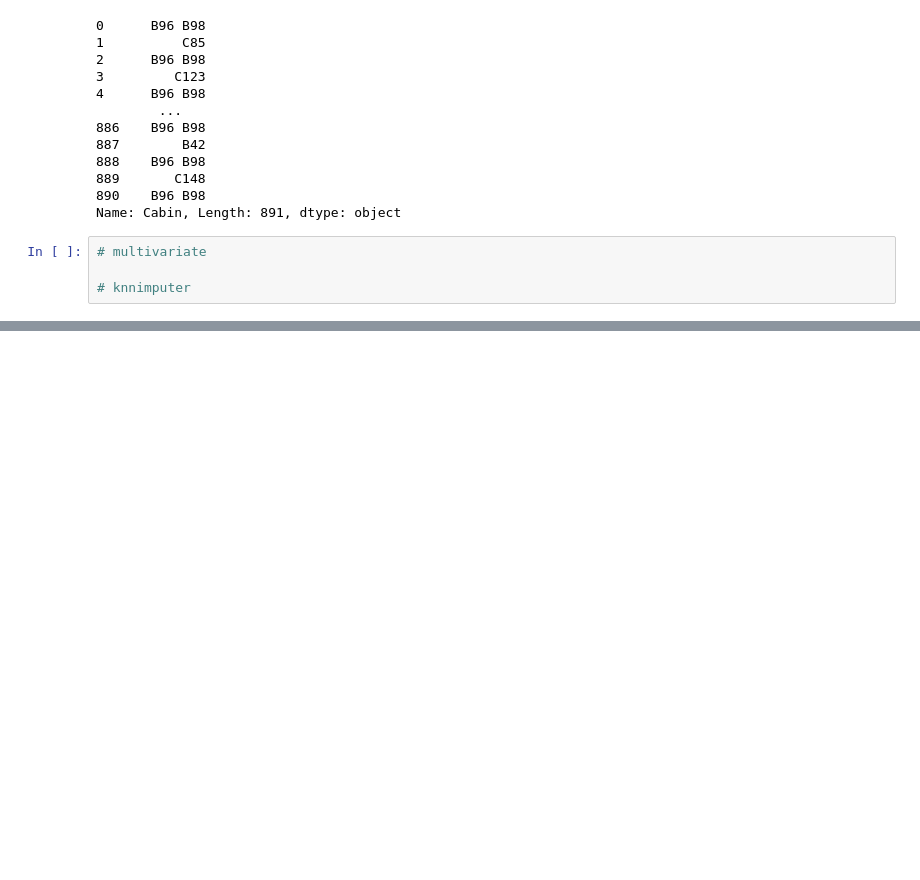
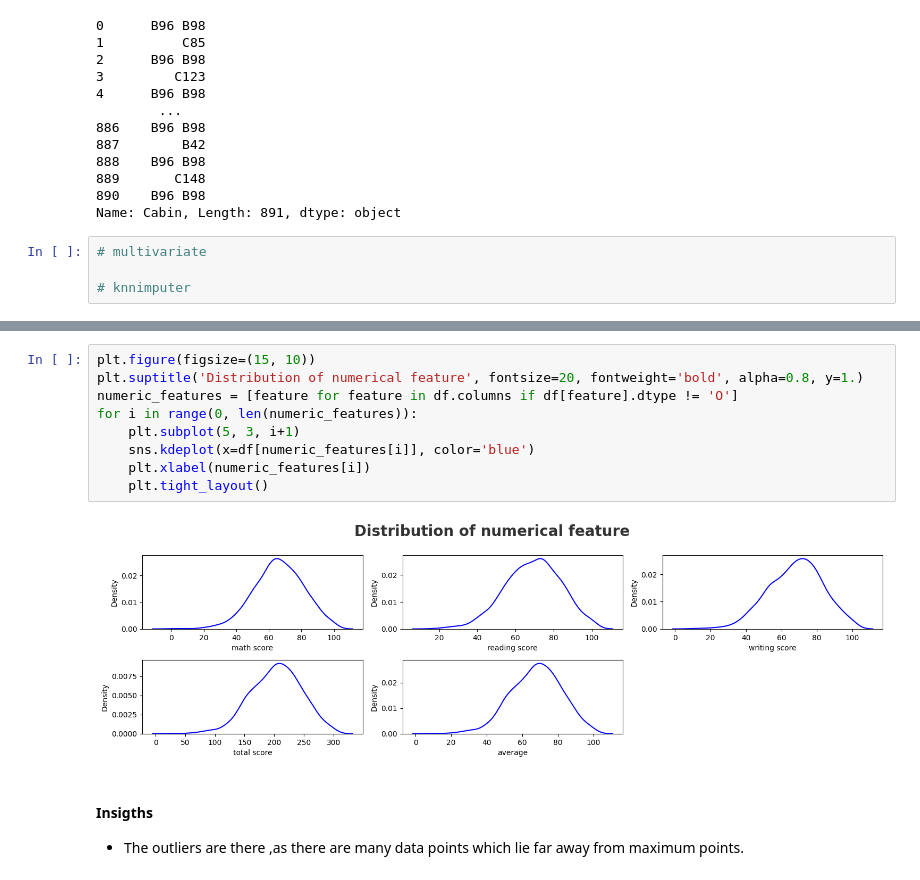
Before and after one commit to ramesitexp/DataScience_Zone, a Jupyter notebook: FeatureEngineering.ipynb, the cells around one changed output, grey strips where cells are left out. Drawn from its saved outputs; the diff is of its cells as text; blank space fills up the shorter version.

```diff
--- a/FeatureEngineering.ipynb
+++ b/FeatureEngineering.ipynb
@@ -753,0 +829,14 @@ Name: Cabin, Length: 891, dtype: object
+# %%
+plt.figure(figsize=(15, 10))
+plt.suptitle('Distribution of numerical feature', fontsize=20, fontweight='bold', alpha=0.8, y=1.)
+numeric_features = [feature for feature in df.columns if df[feature].dtype != 'O']
+for i in range(0, len(numeric_features)):
+    plt.subplot(5, 3, i+1)
+    sns.kdeplot(x=df[numeric_features[i]], color='blue')
+    plt.xlabel(numeric_features[i])
+    plt.tight_layout()
+# %% [output]
+[figure, added]
+# %% [markdown]
+#### Insigths
+- The outliers are there ,as there are many data points which lie far away from maximum points.
```
Also changed, not shown: parts of 100 cells of this notebook.
